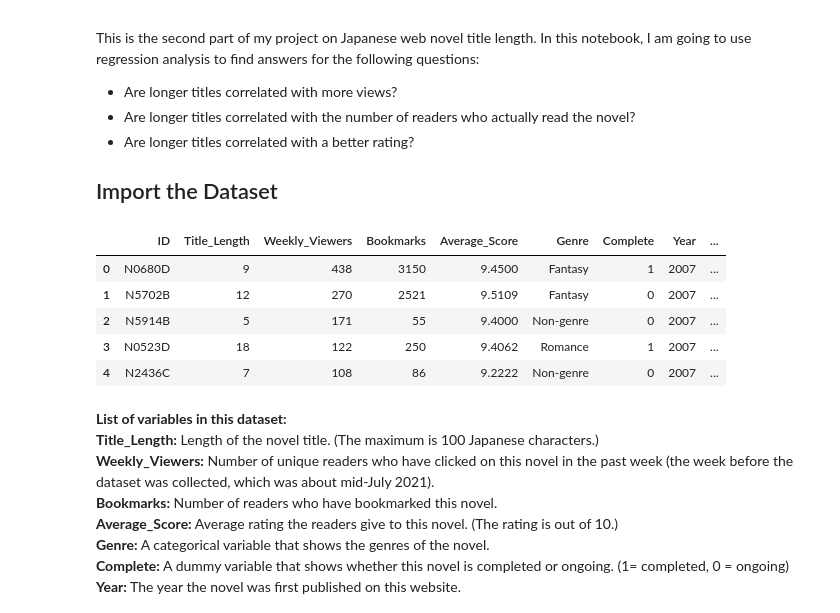
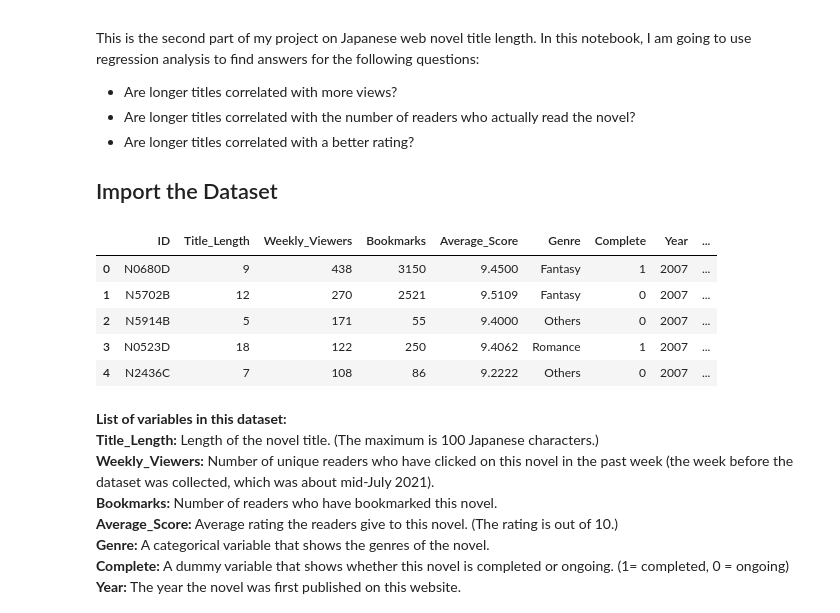
Before and after one commit to fangevalee/Portfolio, a Jupyter notebook: WebNovel/Web Novel Regression Analysis.ipynb, the cells around one changed output. Cells and saved outputs as stored; diff of their text form; code cells hidden in the pictures.

```diff
--- a/WebNovel/Web Novel Regression Analysis.ipynb
+++ b/WebNovel/Web Novel Regression Analysis.ipynb
@@ -14,16 +14,17 @@ pd.options.display.max_columns = None
 # %%
 df = pd.read_excel('japanesewebnovel.xlsx')
 df = df[['ID','Title_Length','Weekly_Viewers','Bookmarks','Average_Score','Genre','Complete','Year','Latest_Update','Word_Count','Reviews','Parts','Average_Length']]
 df['No_update'] = np.where(((df['Complete'] == 'On Going') & (df['Latest_Update'] < 2021)) , 1, 0)
 df['Complete'] = df['Complete'].replace(['Completed','On Going'], [1,0])
+df = df.replace({'Genre': 'Non-genre'}, 'Others')
 df.head()
 # %% [output]
 |  | ID | Title_Length | Weekly_Viewers | Bookmarks | Average_Score | Genre | Complete | Year | ... |
 | 0 | N0680D | 9 | 438 | 3150 | 9.4500 | Fantasy | 1 | 2007 | ... |
 | 1 | N5702B | 12 | 270 | 2521 | 9.5109 | Fantasy | 0 | 2007 | ... |
-| 2 | N5914B | 5 | 171 | 55 | 9.4000 | Non-genre | 0 | 2007 | ... |
+| 2 | N5914B | 5 | 171 | 55 | 9.4000 | Others | 0 | 2007 | ... |
 | 3 | N0523D | 18 | 122 | 250 | 9.4062 | Romance | 1 | 2007 | ... |
-| 4 | N2436C | 7 | 108 | 86 | 9.2222 | Non-genre | 0 | 2007 | ... |
+| 4 | N2436C | 7 | 108 | 86 | 9.2222 | Others | 0 | 2007 | ... |
 # %% [markdown]
 **List of variables in this dataset:**<br>
 **Title_Length:** Length of the novel title. (The maximum is 100 Japanese characters.)<br>
```
Also changed, not shown: parts of 12 cells of this notebook.
